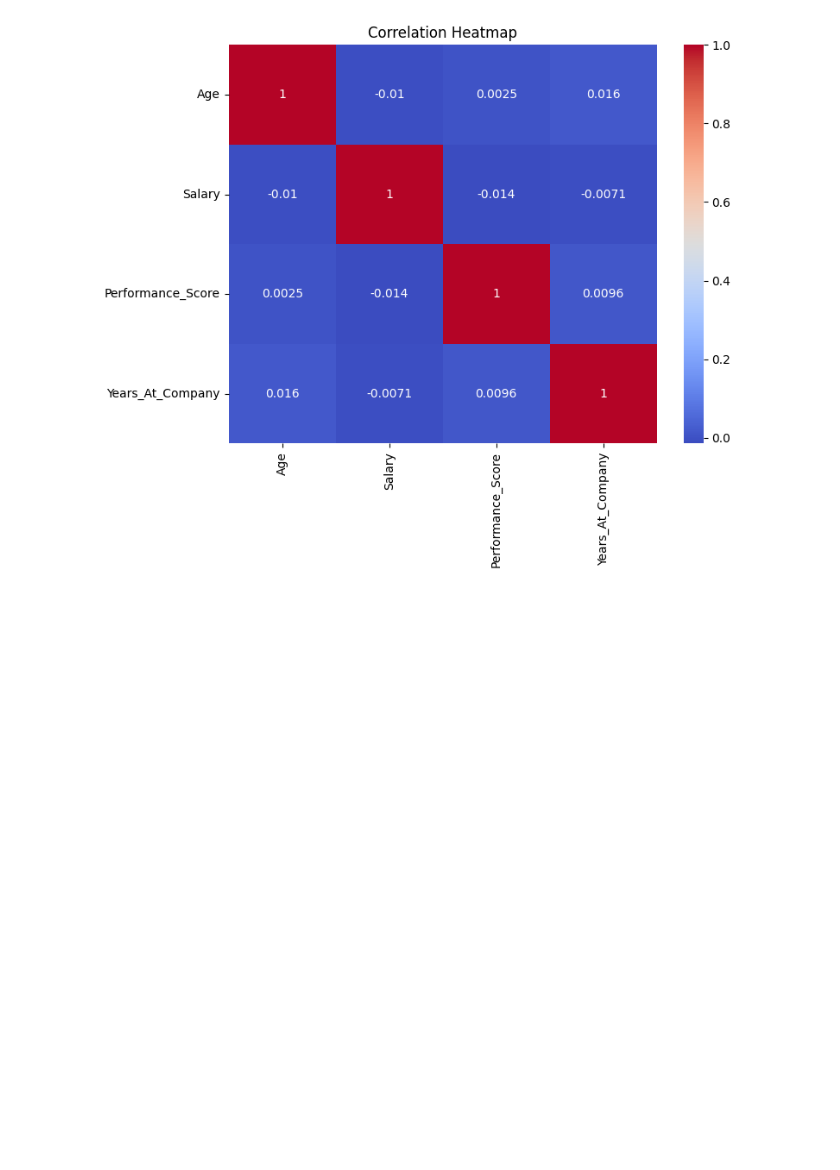
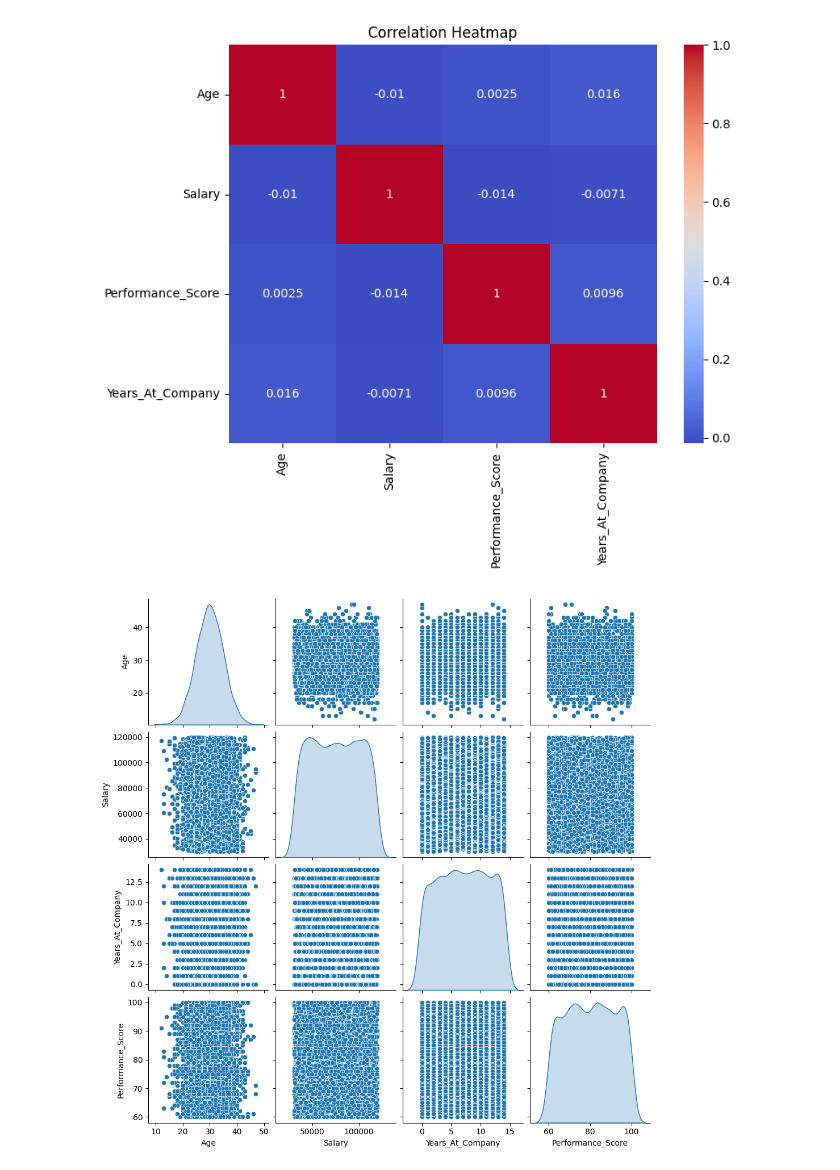
Before and after one commit to sarashyam/learn_DataScience_ChatGPT, a Jupyter notebook: Perplexity_1/correlation_4.ipynb, the cells around one changed output. Drawn from its saved outputs; the diff is of its cells as text; code cells hidden in the pictures; blank space fills up the shorter version.

```diff
--- a/Perplexity_1/correlation_4.ipynb
+++ b/Perplexity_1/correlation_4.ipynb
@@ -23,3 +23,12 @@ Salary            -0.010024  1.000000          -0.014363         -0.007053
 Performance_Score  0.002532 -0.014363           1.000000          0.009569
 Years_At_Company   0.015559 -0.007053           0.009569          1.000000
 [figure]
+# %%
+import seaborn as sns
+import matplotlib.pyplot as plt
+
+# Pair plot for selected numeric columns
+sns.pairplot(df[["Age", "Salary", "Years_At_Company", "Performance_Score"]], diag_kind="kde")
+plt.show()
+# %% [output]
+[figure, added]
```
Also changed, not shown: parts of 18 cells of this notebook, 1 other file.
